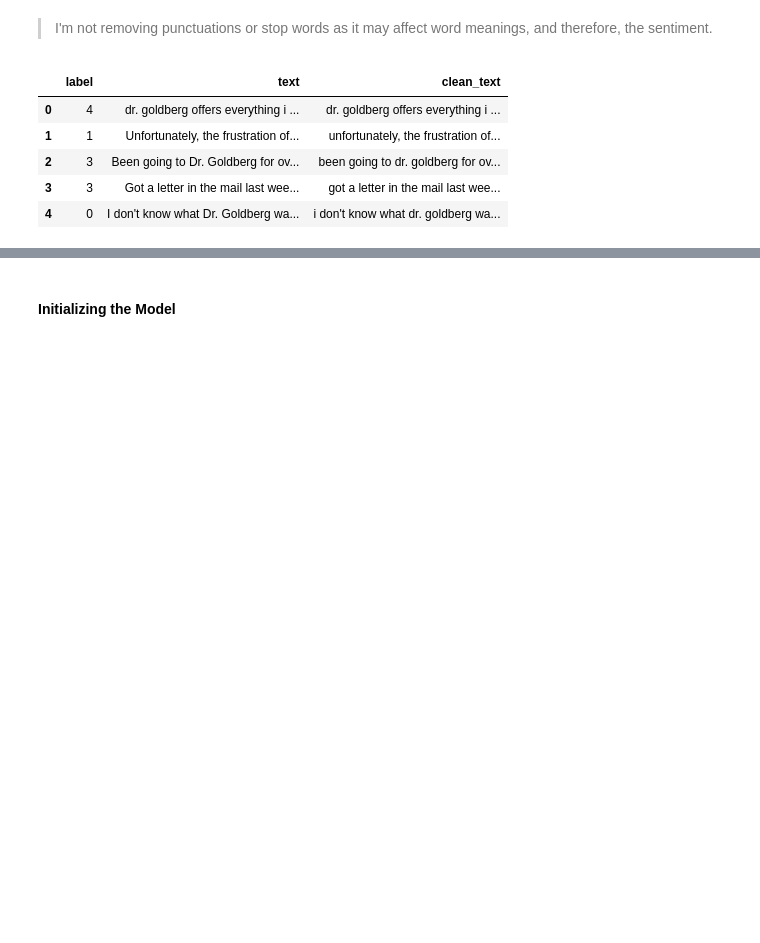
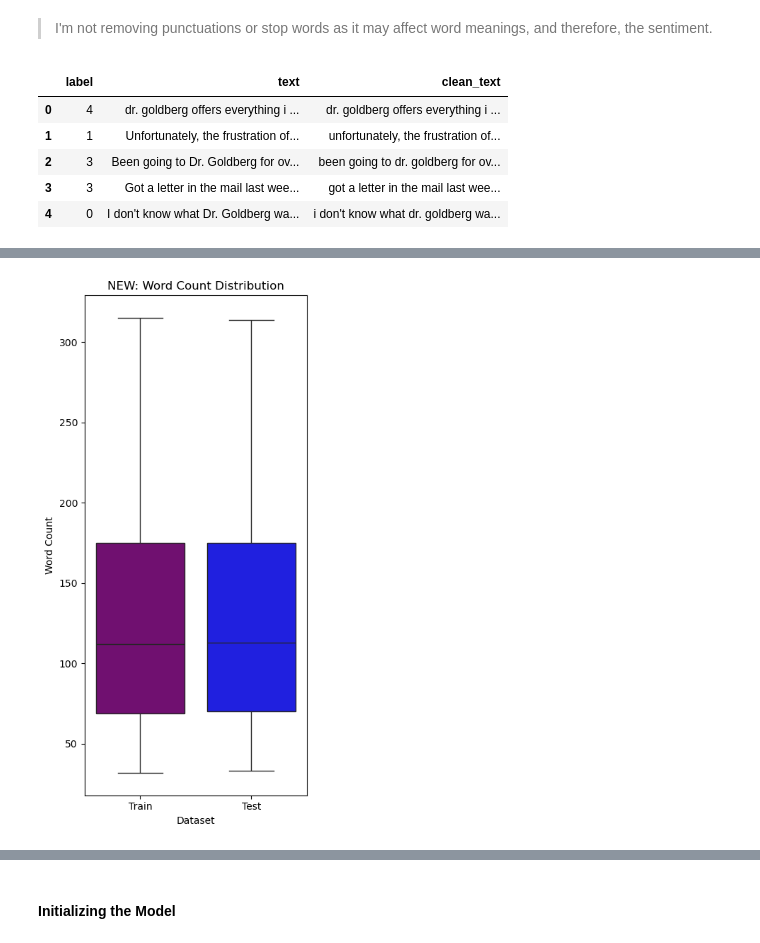
Before and after one commit to kangelamw/LLM-Project-DS, a Jupyter notebook: notebooks/1-preprocessing.ipynb, the cells around one changed output, grey strips where cells are left out. Cells and saved outputs as stored; diff of their text form; code cells hidden in the pictures; blank space fills up the shorter version.

```diff
--- a/notebooks/1-preprocessing.ipynb
+++ b/notebooks/1-preprocessing.ipynb
@@ -209,0 +297,25 @@ Name: count, dtype: int64
+# %%
+# Word count outliers - Train and test in one plot
+plt.figure(figsize=(4, 8))
+
+# Create a DataFrame to use with seaborn's boxplot
+combined_data = pd.DataFrame({
+    'Word Count': pd.concat([train['word_count'], test['word_count']]),
+    'Dataset': ['Train'] * len(train) + ['Test'] * len(test)
+})
+
+# Create boxplot with dataset on x-axis
+sns.boxplot(x='Dataset',
+            y='Word Count',
+            hue='Dataset',
+            data=combined_data,
+            palette={'Train': 'purple', 'Test': 'blue'},
+            legend=False)
+
+plt.title('NEW: Word Count Distribution')
+plt.ylabel('Word Count')
+plt.tight_layout()
+
+plt.show()
+# %% [output]
+[figure, added]
```
Also changed, not shown: parts of 68 cells of this notebook, 4 other files.
